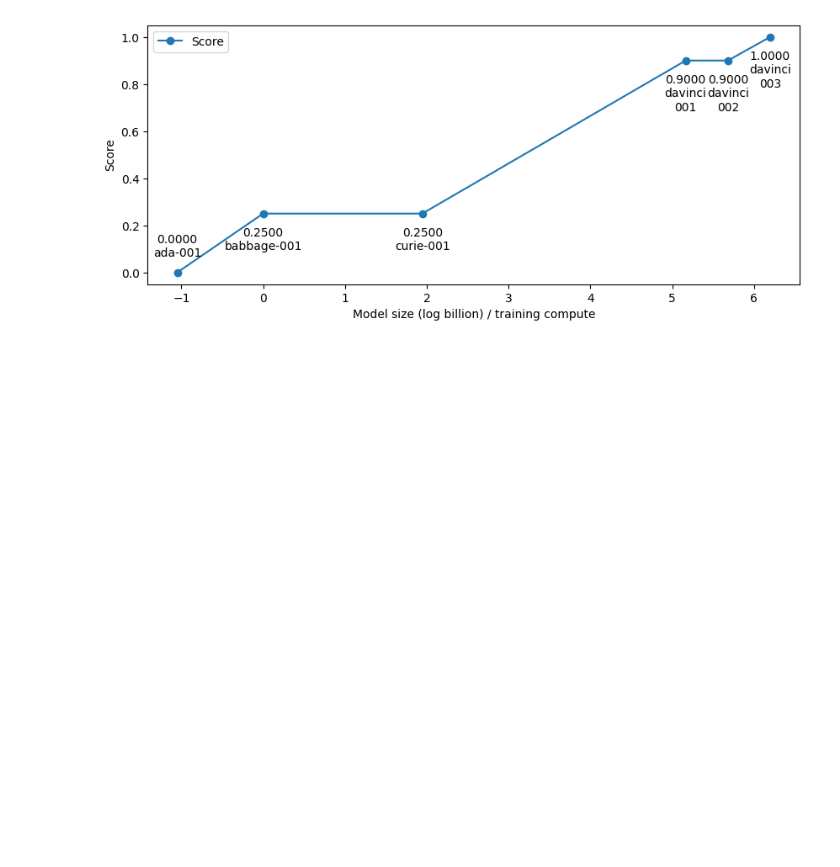
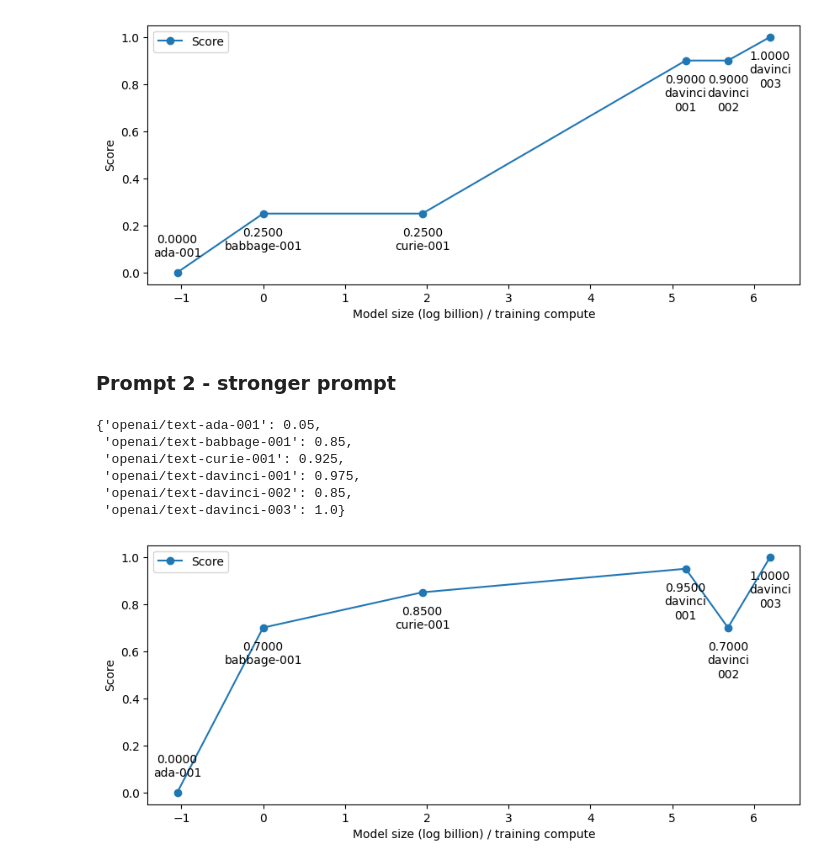
Before and after one commit to yuhui-zh15/InverseScaling, a Jupyter notebook: disentangle/instruct_gpt/analyze_disentangled_negation.ipynb, the cells around one changed output. Drawn from its saved outputs; the diff is of its cells as text; code cells hidden in the pictures; blank space fills up the shorter version.

Commit message:
vary prompt and model family

```diff
--- a/disentangle/instruct_gpt/analyze_disentangled_negation.ipynb
+++ b/disentangle/instruct_gpt/analyze_disentangled_negation.ipynb
@@ -237,3 +237,74 @@ accuracy
 plot_curve([max((np.mean(evals[key])-0.5)/0.5, 0) for key in evals])
 # %% [output]
 [figure]
+# %% [markdown]
+### Prompt 2 - stronger prompt
+# %%
+def prompt_format(normal_negated_pair):
+    normal_sent, negated_sent = normal_negated_pair
+    prompt = f"""Negation changes the meaning of the original sentence. For example, \"isn't\", \"is not\", \"not because\", \"do not\" are strong signs of negation.”
+
+\"{normal_sent}.\"
+
+\"{negated_sent}.\"
+
+Are the above two sentences the same? (A) Yes (B) No
+Answer: """
+    label = "different"
+    return prompt, label
+
+def prompt_eval(pred, label):
+    pos_label = {"no", "b", "(b)"}
+    neg_label = {"yes", "a", "(a)"}
+    pos_count, neg_count = 0, 0
+    for tok in pred.strip().strip("\n").strip(".").split():
+        tok = tok.lower()
+        if tok in pos_label:
+            pos_count += 1
+        elif tok in neg_label:
+            neg_count += 1
+    if pos_count > neg_count:
+        return 1
+    elif pos_count < neg_count:
+        return 0
+    return 0.5
+
+np.random.seed(888)
+MODELS = ["openai/text-ada-001", "openai/text-babbage-001", "openai/text-curie-001", "openai/text-davinci-001", "openai/text-davinci-002", "openai/text-davinci-003"]
+outputs = []
+evals = defaultdict(list)
+outf = open("prompt2.1_outputs.json", "w")
+for normal_negated_pair in tqdm(normal_negated_pairs[:20]):
+    prompt, label = prompt_format(normal_negated_pair)
+    normal_sent, negated_sent = normal_negated_pair
+    obj = {"normal_sent": normal_sent,
+           "negated_sent": negated_sent,
+           "prompt": prompt,
+           "label": label,
+           "pred": {},
+          }
+    for model in MODELS:
+        request = Request(model=model, prompt=prompt, echo_prompt=False)
+        request_result: RequestResult = service.make_request(auth, request)
+        pred = request_result.completions[0].text
+        obj["pred"][model] = pred
+        evals[model].append(prompt_eval(pred, label))
+    outputs.append(obj)
+    print(json.dumps(obj), file=outf)
+
+outf.close()
+accuracy = {key: (np.mean(evals[key])) for key in evals}
+accuracy
+# %% [output]
+{'openai/text-ada-001': 0.05,
+ 'openai/text-babbage-001': 0.85,
+ 'openai/text-curie-001': 0.925,
+ 'openai/text-davinci-001': 0.975,
+ 'openai/text-davinci-002': 0.85,
+ 'openai/text-davinci-003': 1.0}
+# %%
+#Performance of negation understanding
+#accuracy=0.5 means random guess (no understanding of negation), so adjust this to be score 0
+plot_curve([max((np.mean(evals[key])-0.5)/0.5, 0) for key in evals])
+# %% [output]
+[figure, added]
```
Also changed, not shown: parts of 1 cell of this notebook, 5 other files.
